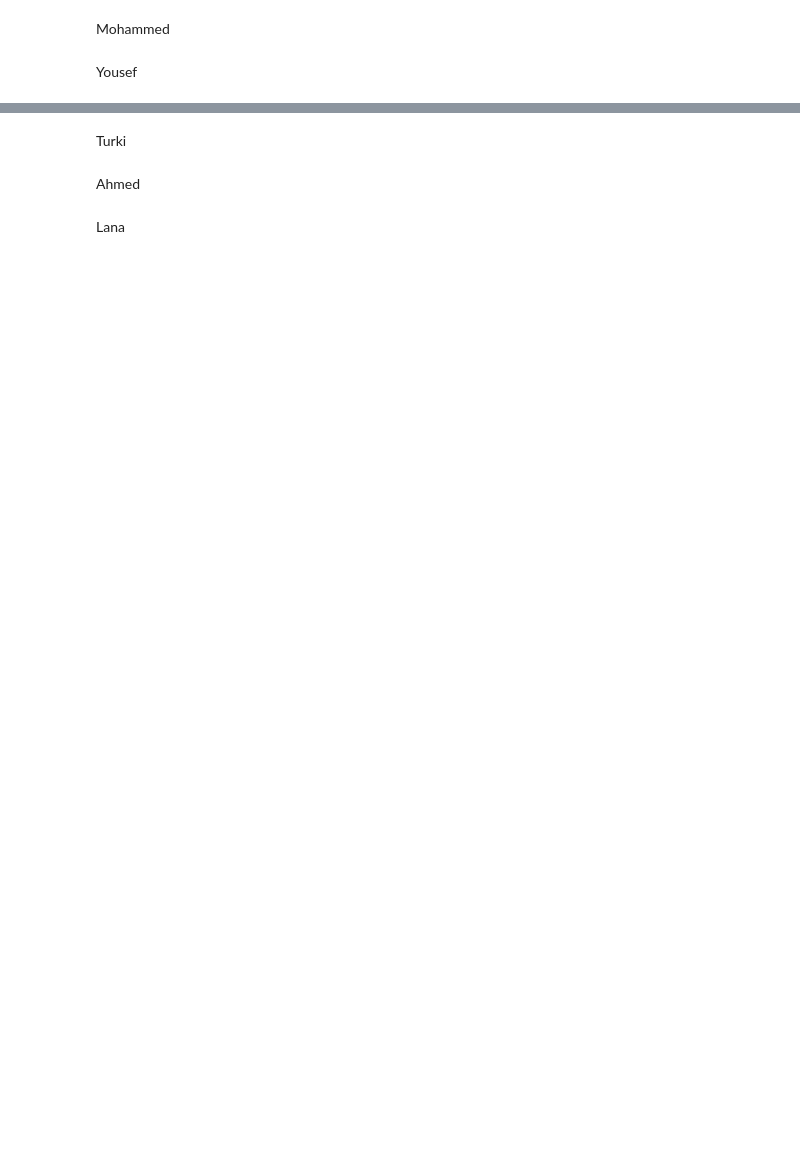
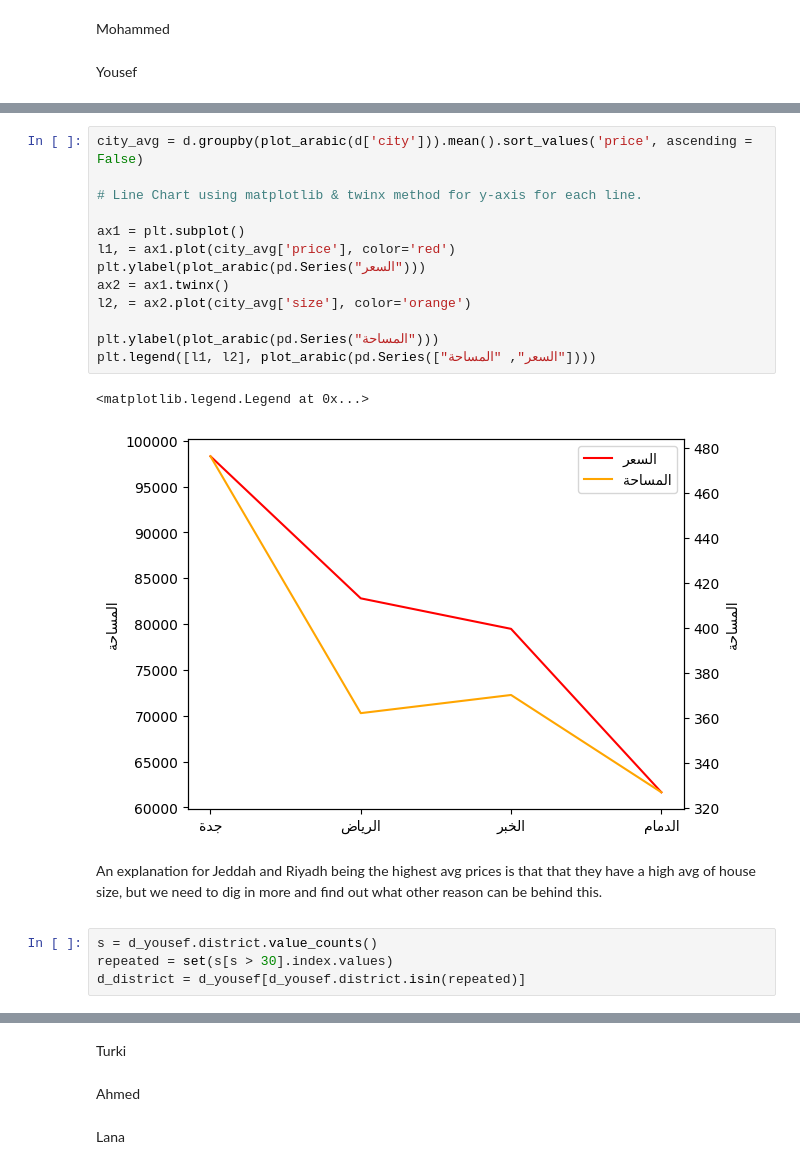
Before and after one commit to Turkinass/Aqar_Real_Estate_EDA, a Jupyter notebook: eda_raw.ipynb, the cells around one changed output, grey strips where cells are left out. Saved outputs shown, nothing was run; the diff lists cells and outputs as text; blank space fills up the shorter version.

Commit message:
Created two plots for each district avg size and price

```diff
--- a/eda_raw.ipynb
+++ b/eda_raw.ipynb
@@ -233,0 +246,23 @@ Yousef
+# %%
+city_avg = d.groupby(plot_arabic(d['city'])).mean().sort_values('price', ascending = False)
+
+# Line Chart using matplotlib & twinx method for y-axis for each line.
+
+ax1 = plt.subplot()
+l1, = ax1.plot(city_avg['price'], color='red')
+plt.ylabel(plot_arabic(pd.Series("السعر")))
+ax2 = ax1.twinx()
+l2, = ax2.plot(city_avg['size'], color='orange')
+
+plt.ylabel(plot_arabic(pd.Series("المساحة")))
+plt.legend([l1, l2], plot_arabic(pd.Series(["السعر", "المساحة"])))
+# %% [output]
+<matplotlib.legend.Legend at 0x...>
+[figure, added]
+# %% [markdown]
+<p>An explanation for Jeddah and Riyadh being the highest avg prices is that that they have a high avg of house size, but we need to dig in more and find out what other reason can be behind this.
+<p>
+# %%
+s = d_yousef.district.value_counts()
+repeated = set(s[s > 30].index.values)
+d_district = d_yousef[d_yousef.district.isin(repeated)]
```
Also changed, not shown: parts of 9 cells of this notebook.
